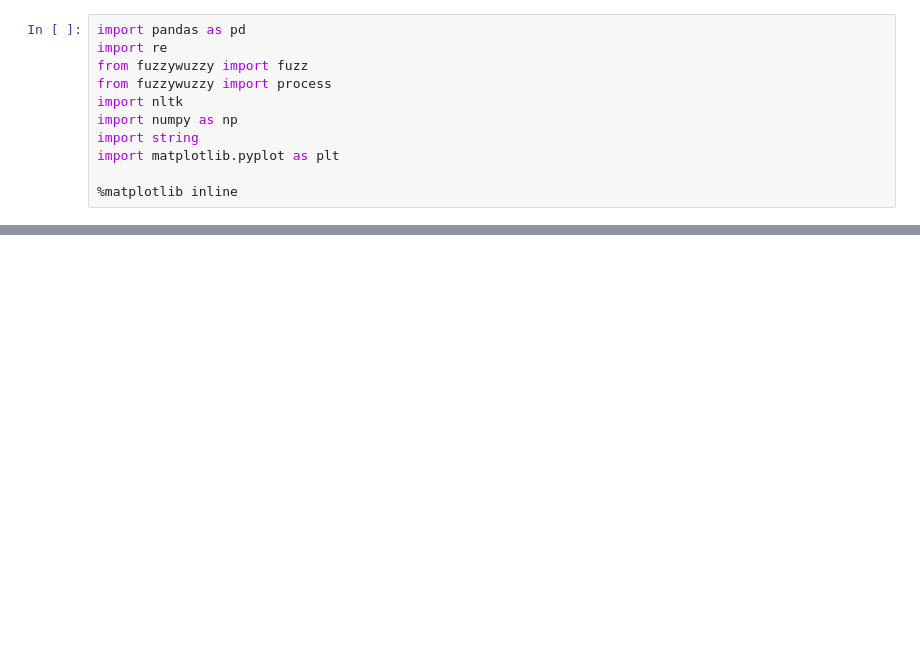
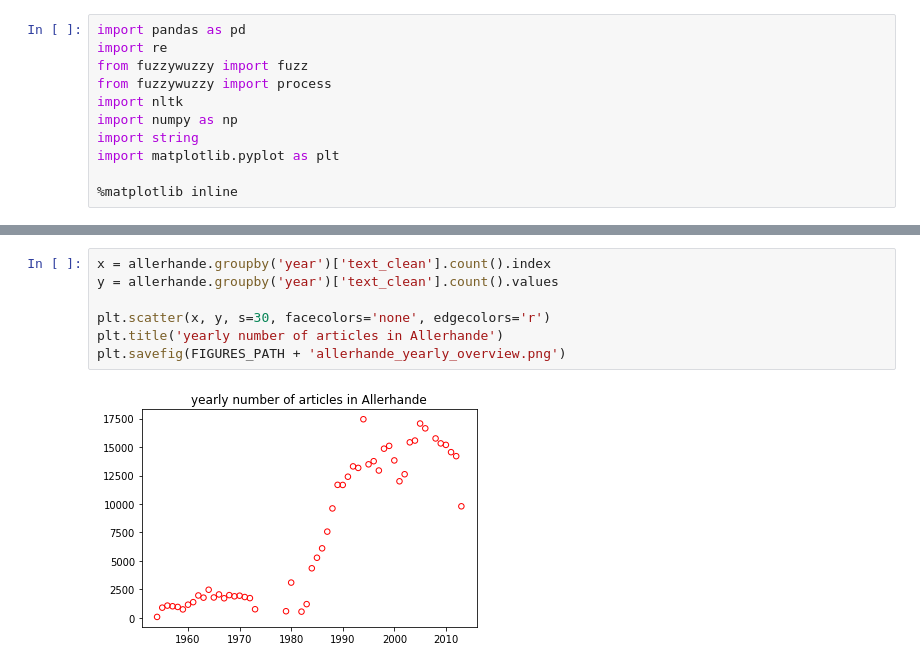
Before and after one commit to melvinwevers/Allerhande, a Jupyter notebook: notebooks/Prepare_water_dataset.ipynb, the cells around one changed output, grey strips where cells are left out. Cells and saved outputs as stored; diff of their text form; blank space fills up the shorter version.

```diff
--- a/notebooks/Prepare_water_dataset.ipynb
+++ b/notebooks/Prepare_water_dataset.ipynb
@@ -192,0 +170,9 @@ df_merge
+# %%
+x = allerhande.groupby('year')['text_clean'].count().index
+y = allerhande.groupby('year')['text_clean'].count().values
+
+plt.scatter(x, y, s=30, facecolors='none', edgecolors='r')
+plt.title('yearly number of articles in Allerhande')
+plt.savefig(FIGURES_PATH + 'allerhande_yearly_overview.png')
+# %% [output]
+[figure, added]
```
Also changed, not shown: parts of 52 cells of this notebook, 10 other files.
